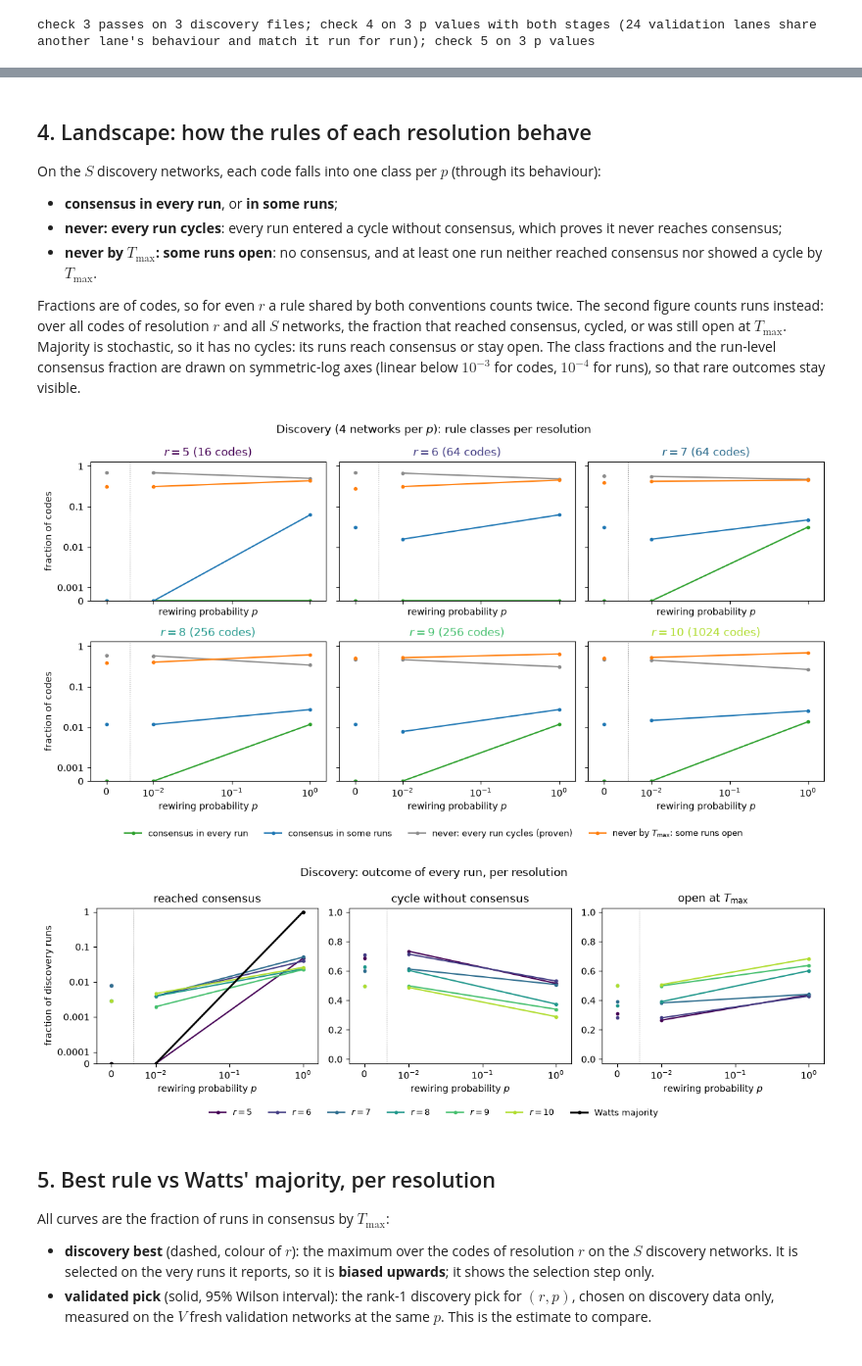
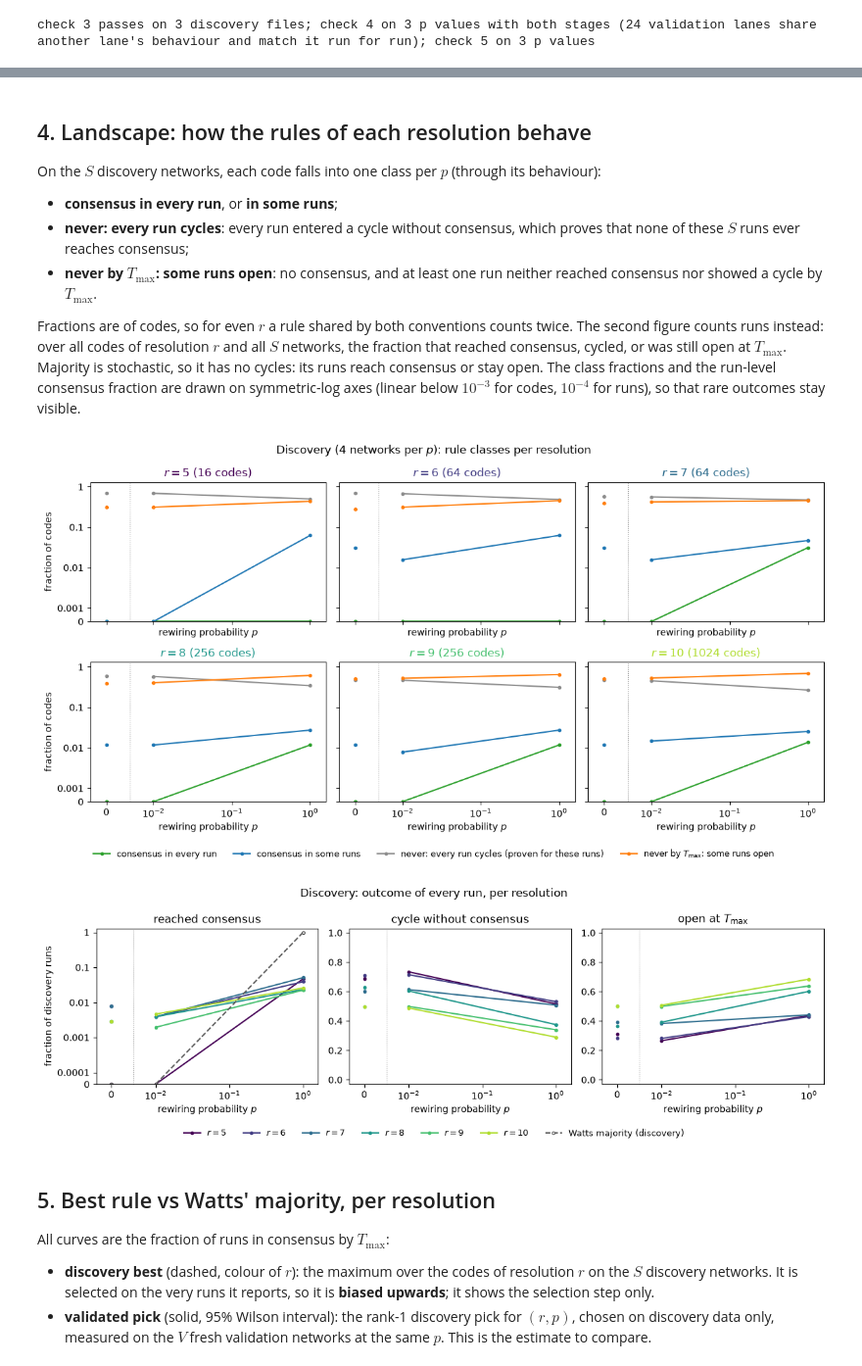
Before and after one commit to mrollier/fast-llna, a Jupyter notebook: notebooks/consensus_sweep.ipynb, the cells around one changed output, grey strips where cells are left out. Shown at 98% size. Saved outputs shown, nothing was run; the diff lists cells and outputs as text; code cells hidden in the pictures.

```diff
--- a/notebooks/consensus_sweep.ipynb
+++ b/notebooks/consensus_sweep.ipynb
@@ -360,6 +360,10 @@ else:
                      f"{d['degrees'].min()}–{d['degrees'].max()} | {np.mean(deg == K):.3f} |")
     display(Markdown("\n".join(lines)))
     print(f"{len(II_D) * S} discovery networks regenerated in {time.perf_counter() - start:.1f} s")
+    n_pos = {fmt_p(P[i]): len(disc[i]["rep"]) for i in II_D if P[i] > 0}
+    if n_pos:
+        print(f"distinct behaviours among the {len(CODES)} codes at each p > 0 present: "
+              + ", ".join(f"{n} at p = {p}" for p, n in n_pos.items()))
     for i in (i for i in II_D if P[i] == 0):  # the ring lattice: 2^K functions, all realised by r = K + 1
         assert len(disc[i]["rep"]) == 2**K and n_beh[i][list(RESOLUTIONS).index(K + 1)] == 2**K
         print(f"p = 0: the {len(CODES)} codes are {2**K} behaviours, and the r = {K + 1} codes realise all of them")
@@ -378,12 +383,12 @@ p = 0: the 1680 codes are 256 behaviours, and the r = 9 codes realise all of the
 
 On the $S$ discovery networks, each code falls into one class per $p$ (through its behaviour):
 - **consensus in every run**, or **in some runs**;
-- **never: every run cycles**: every run entered a cycle without consensus, which proves it never reaches consensus;
+- **never: every run cycles**: every run entered a cycle without consensus, which proves that none of these $S$ runs ever reaches consensus;
 - **never by $T_\text{max}$: some runs open**: no consensus, and at least one run neither reached consensus nor showed a cycle by $T_\text{max}$.
 
 Fractions are of codes, so for even $r$ a rule shared by both conventions counts twice. The second figure counts runs instead: over all codes of resolution $r$ and all $S$ networks, the fraction that reached consensus, cycled, or was still open at $T_\text{max}$. Majority is stochastic, so it has no cycles: its runs reach consensus or stay open. The class fractions and the run-level consensus fraction are drawn on symmetric-log axes (linear below $10^{-3}$ for codes, $10^{-4}$ for runs), so that rare outcomes stay visible.
 # %%
-CLASSES = ("consensus in every run", "consensus in some runs", "never: every run cycles (proven)",
+CLASSES = ("consensus in every run", "consensus in some runs", "never: every run cycles (proven for these runs)",
            r"never by $T_\mathrm{max}$: some runs open")
 CLASS_COLOR = ("tab:green", "tab:blue", "0.55", "tab:orange")
 if not disc:
@@ -406,36 +411,36 @@ else:
     maj_disc = np.array([np.isfinite(disc[i]["maj_t_consensus"]).mean() for i in II_D])
 
     fig, axes = plt.subplots(2, 3, figsize=(12, 6.4), sharex=True, sharey=True)
     for ax, (k, r) in zip(axes.flat, enumerate(RESOLUTIONS), strict=True):
         for c in range(4):
             plot_p(ax, pD, cls_frac[:, k, c], color=CLASS_COLOR[c], label=CLASSES[c])
         ax.set_title(f"$r = {r}$ ({np.sum(CODES[:, 0] == r)} codes)", color=R_COLOR[r])
         p_axis(ax)
         frac_axis(ax, 1e-3)
     for ax in axes[:, 0]:
         ax.set_ylabel("fraction of codes")
     fig.legend(*axes[0, 0].get_legend_handles_labels(), loc="lower center", ncol=4, fontsize=9, frameon=False)
     fig.suptitle(f"Discovery ({S} networks per $p$): rule classes per resolution")
     fig.tight_layout(rect=(0, 0.05, 1, 1))
     plt.show()
 
     fig, axes = plt.subplots(1, 3, figsize=(12, 3.9))
     for k, r in enumerate(RESOLUTIONS):
         for o, ax in enumerate(axes):
             plot_p(ax, pD, run_frac[:, k, o], color=R_COLOR[r], label=f"$r = {r}$")
-    plot_p(axes[0], pD, maj_disc, color="k", lw=2, label="Watts majority")
+    plot_p(axes[0], pD, maj_disc, color="0.35", ls="--", mfc="w", label="Watts majority (discovery)")
     for ax, title in zip(axes, ("reached consensus", "cycle without consensus", r"open at $T_\mathrm{max}$"), strict=True):
         ax.set(title=title, ylim=(-0.03, 1.03))
         p_axis(ax)
     frac_axis(axes[0], 1e-4)  # consensus is rare: symmetric-log
     axes[0].set_ylabel("fraction of discovery runs")
     fig.legend(*axes[0].get_legend_handles_labels(), loc="lower center", ncol=7, fontsize=9, frameon=False)
     fig.suptitle("Discovery: outcome of every run, per resolution")
     fig.tight_layout(rect=(0, 0.07, 1, 1))
     plt.show()
 # %% [output]
-[figure, old version]
+[figure, new version]
-[figure, old version]
+[figure, new version]
 # %% [markdown]
 ## 5. Best rule vs Watts' majority, per resolution
 
```
Also changed, not shown: parts of 9 cells of this notebook.
